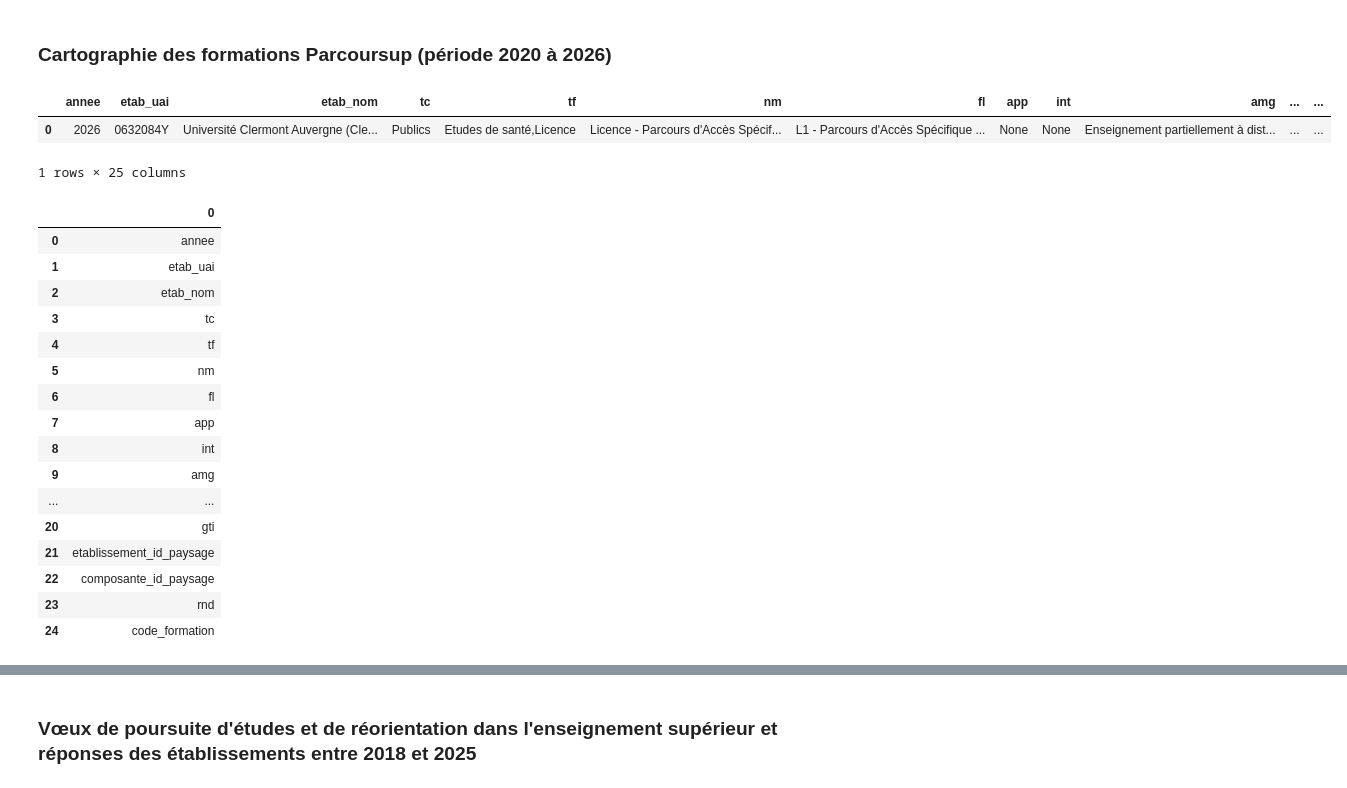
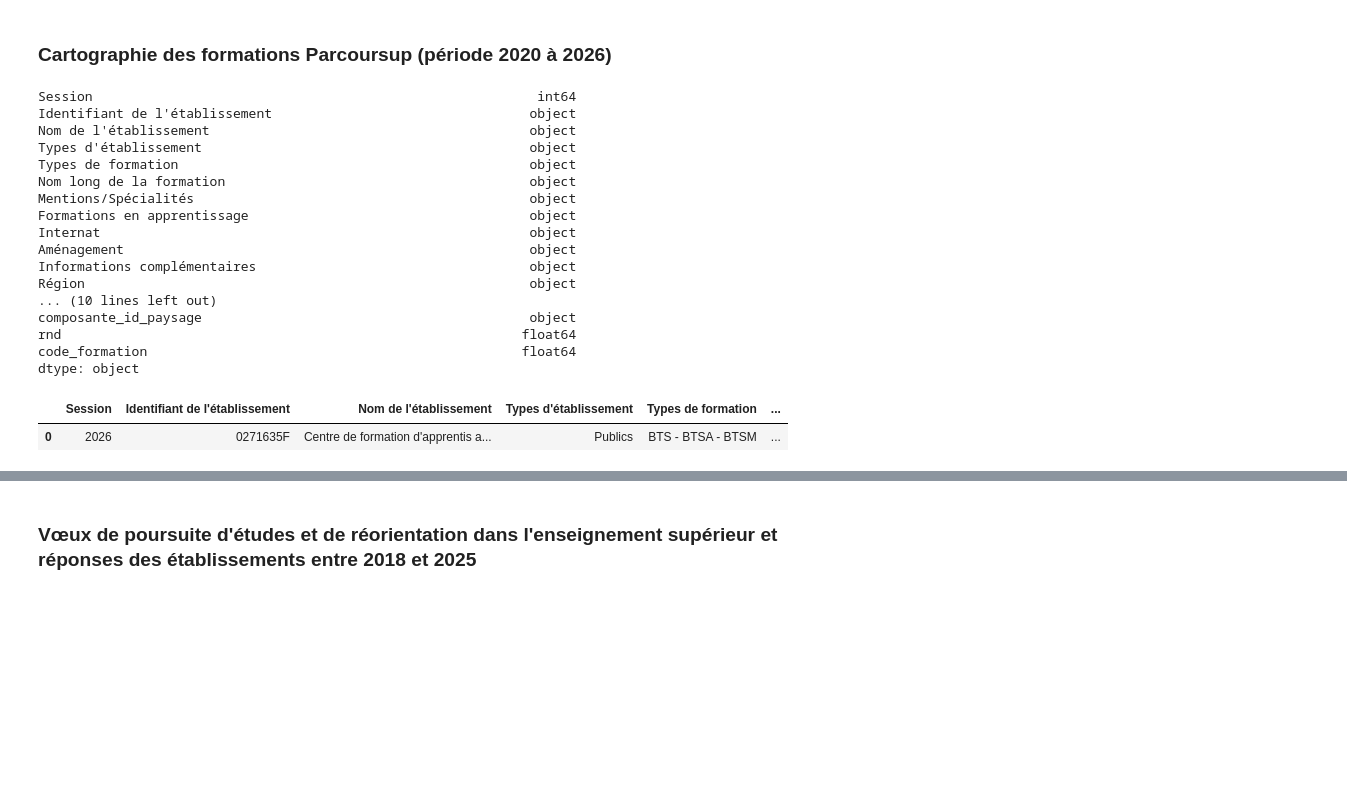
Before and after one commit to laura-lucchini/Analyse-Parcoursup, a Jupyter notebook: projet_parcoursup.ipynb, the cells around one changed output, grey strips where cells are left out. Drawn from its saved outputs; the diff is of its cells as text; code cells hidden in the pictures; blank space fills up the shorter version.

```diff
--- a/projet_parcoursup.ipynb
+++ b/projet_parcoursup.ipynb
@@ -18,43 +20,56 @@ import numpy as np
 # %%
 # configuration des options d'affichage
 
-#pd.set_option('display.max_columns', None)
+pd.set_option('display.max_columns', None)
 #pd.set_option('display.max_rows', None)
 
-pd.reset_option('display.max_columns')
-pd.reset_option('display.max_rows')
+#pd.reset_option('display.max_columns')
+#pd.reset_option('display.max_rows')
 # %% [markdown]
 ### Cartographie des formations Parcoursup (période 2020 à 2026)
 # %%
-carto = pd.read_parquet("sources_brutes/fr-esr-cartographie_formations_parcoursup.parquet")
+carto = pd.read_csv("sources_brutes_csv/fr-esr-cartographie_formations_parcoursup.csv",sep=';')
+
+# gestion des valeurs manquantes, elles correspondent à des campus hors métropole
+
+carto['Région'] = carto["Région"].fillna("Campus hors métropole")
+carto['Département'] = carto["Département"].fillna("Campus hors métropole")
+carto = carto.fillna(0)
+
+# Détecter et convertir les colonnes problématiques en texte
+for colonne in carto.columns:
+    try:
+        # Essayer de convertir en numérique
+        pd.to_numeric(carto[colonne], errors='coerce')
+    except ValueError:
+        # Si la conversion échoue, forcer en texte
+        carto[colonne] = carto[colonne].astype('str')
+
+carto = carto.replace(r'\n', ' ', regex=True)
+
+print(carto.dtypes)
 
 carto.head(1)
 # %% [output]
+Session                                                         int64
+Identifiant de l'établissement                                 object
+Nom de l'établissement                                         object
+Types d'établissement                                          object
+Types de formation                                             object
+Nom long de la formation                                       object
+Mentions/Spécialités                                           object
+Formations en apprentissage                                    object
+Internat                                                       object
+Aménagement                                                    object
+Informations complémentaires                                   object
+Région                                                         object
+... (10 lines left out)
+composante_id_paysage                                          object
+rnd                                                           float64
+code_formation                                                float64
+dtype: object
-|  | annee | etab_uai | etab_nom | tc | tf | nm | fl | app | int | amg | ... | ... |
-| 0 | 2026 | 0632084Y | Université Clermont Auvergne (Cle... | Publics | Etudes de santé,Licence | Licence - Parcours d'Accès Spécif... | L1 - Parcours d'Accès Spécifique ... | None | None | Enseignement partiellement à dist... | ... | ... |
+|  | Session | Identifiant de l'établissement | Nom de l'établissement | Types d'établissement | Types de formation | ... |
+| 0 | 2026 | 0271635F | Centre de formation d'apprentis a... | Publics | BTS - BTSA - BTSM | ... |
-1 rows × 25 columns
-# %%
-col = pd.DataFrame(carto.columns)
-
-col
-# %% [output]
-|  | 0 |
-| 0 | annee |
-| 1 | etab_uai |
-| 2 | etab_nom |
-| 3 | tc |
-| 4 | tf |
-| 5 | nm |
-| 6 | fl |
-| 7 | app |
-| 8 | int |
-| 9 | amg |
-| ... | ... |
-| 20 | gti |
-| 21 | etablissement_id_paysage |
-| 22 | composante_id_paysage |
-| 23 | rnd |
-| 24 | code_formation |
 # %%
 #Renommage des colonnes
 
```
Also changed, not shown: parts of 50 cells of this notebook, 37 other files.
